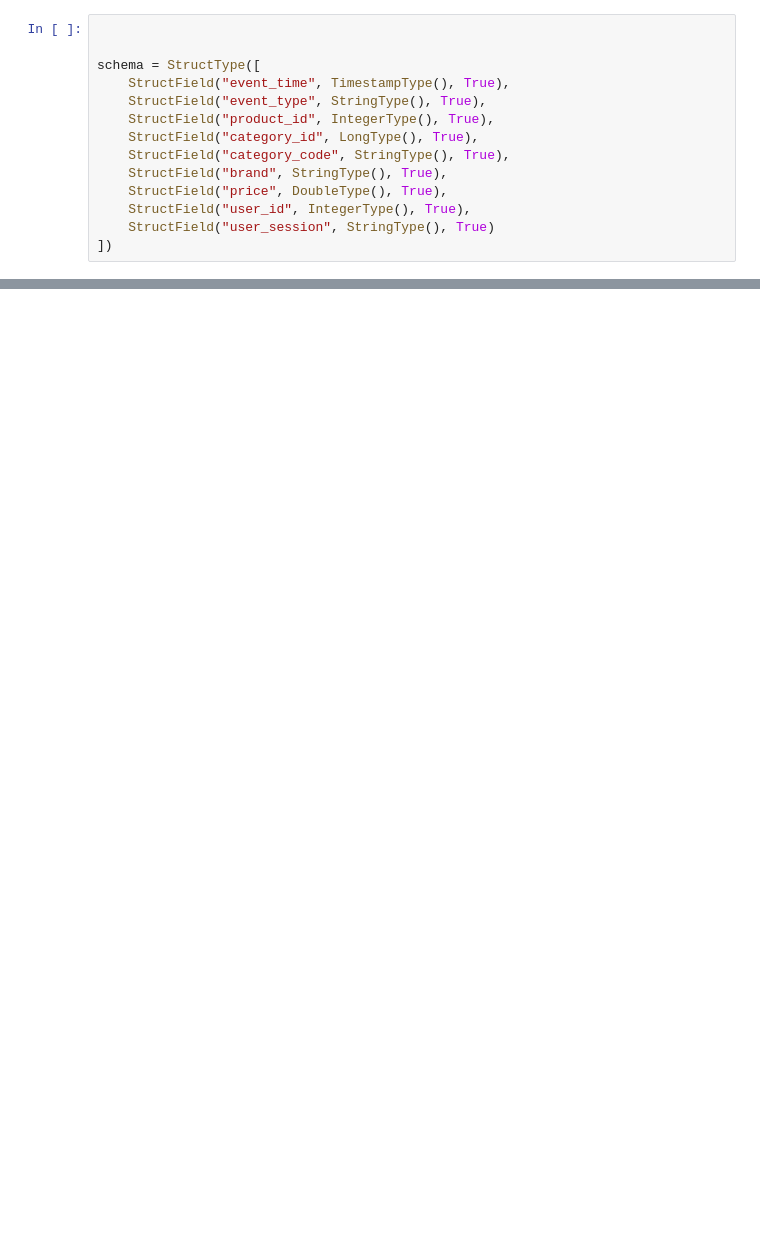
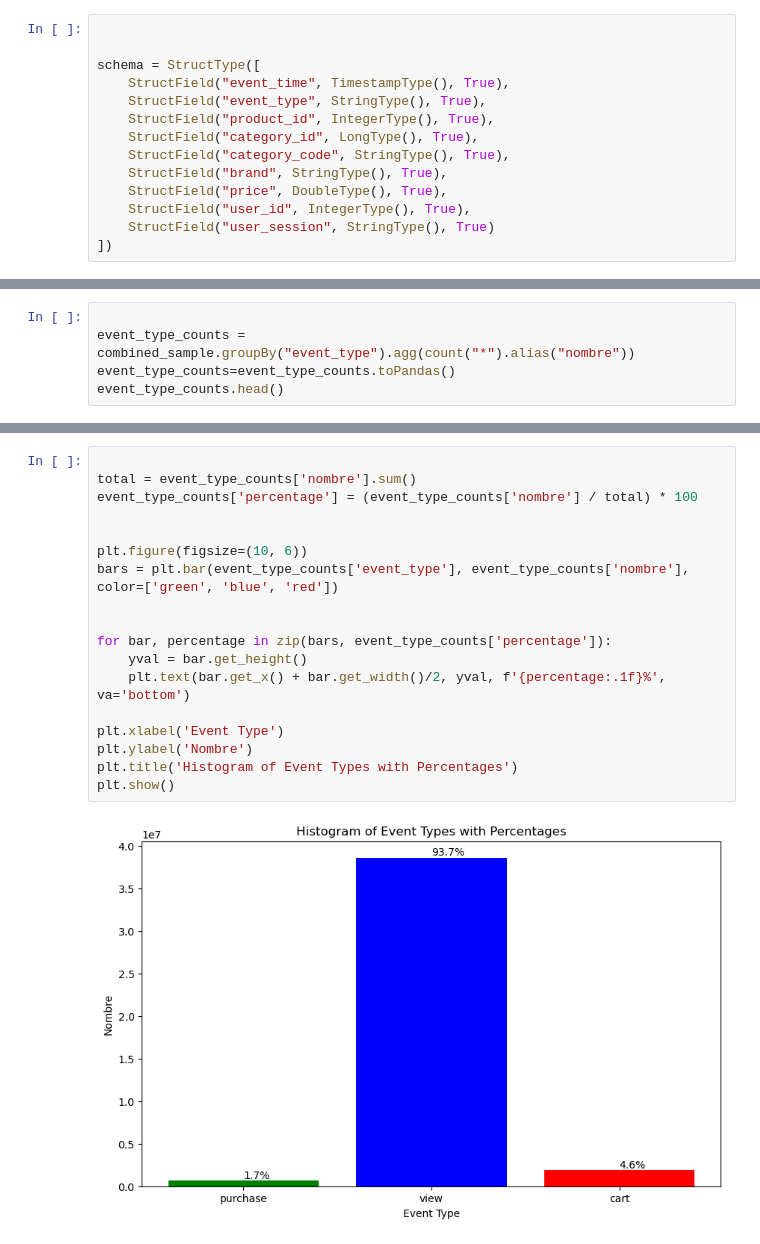
Before and after one commit to Zenaidji/Segmentation-client, a Jupyter notebook: mspr_solution ia.ipynb, the cells around one changed output, grey strips where cells are left out. Cells and saved outputs as stored; diff of their text form; blank space fills up the shorter version.

```diff
--- a/mspr_solution ia.ipynb
+++ b/mspr_solution ia.ipynb
@@ -59,0 +154,5 @@ oct_df = spark.read.csv(nov_win,
+# %%
+
+event_type_counts = combined_sample.groupBy("event_type").agg(count("*").alias("nombre"))
+event_type_counts=event_type_counts.toPandas()
+event_type_counts.head()
@@ -59,0 +216,20 @@ oct_df = spark.read.csv(nov_win,
+# %%
+
+total = event_type_counts['nombre'].sum()
+event_type_counts['percentage'] = (event_type_counts['nombre'] / total) * 100
+
+
+plt.figure(figsize=(10, 6))
+bars = plt.bar(event_type_counts['event_type'], event_type_counts['nombre'], color=['green', 'blue', 'red'])
+
+
+for bar, percentage in zip(bars, event_type_counts['percentage']):
+    yval = bar.get_height()
+    plt.text(bar.get_x() + bar.get_width()/2, yval, f'{percentage:.1f}%', va='bottom')
+
+plt.xlabel('Event Type')
+plt.ylabel('Nombre')
+plt.title('Histogram of Event Types with Percentages')
+plt.show()
+# %% [output]
+[figure, added]
```
Also changed, not shown: parts of 33 cells of this notebook.
